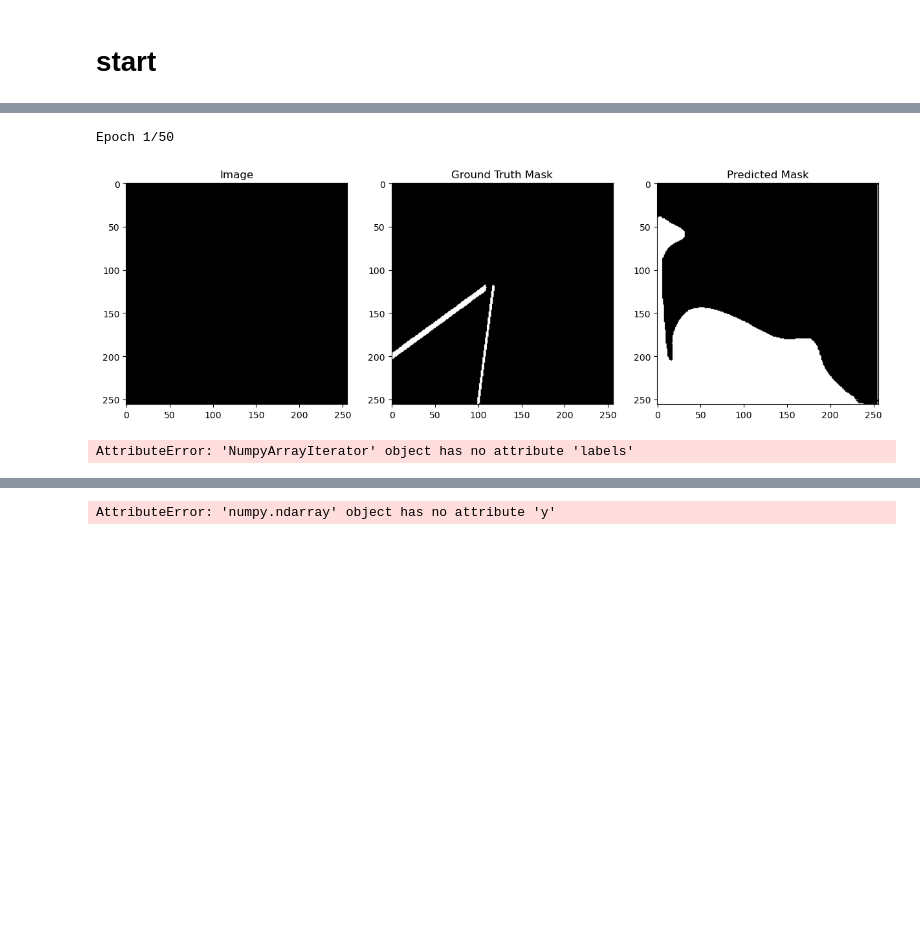
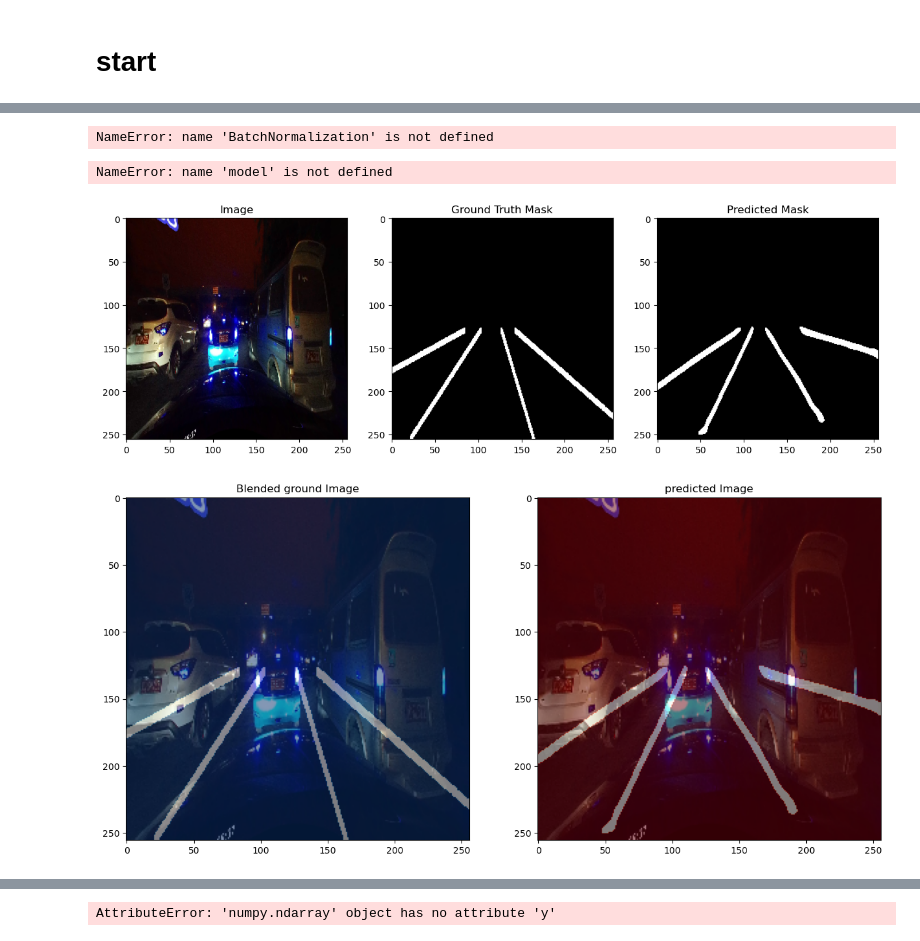
Before and after one commit to Omee-dev/Lane-Detection, a Jupyter notebook: 3.ipynb, the cells around one changed output, grey strips where cells are left out. Saved outputs shown, nothing was run; the diff lists cells and outputs as text; code cells hidden in the pictures; blank space fills up the shorter version.

```diff
--- a/3.ipynb
+++ b/3.ipynb
@@ -434,6 +398,6 @@ if len(physical_devices) > 0:
 #tf.debugging.set_log_device_placement(True)
 # %%
 import Preloader
-#with tf.device('/GPU:0'):
-x_train, x_val, x_test, y_train, y_val, y_test = Preloader.direct_load(path="C:/Om/Data")
+with tf.device('/GPU:0'):
+    x_train, x_val, x_test, y_train, y_val, y_test = Preloader.direct_load(path="C:/Om/Data")
 # %% [output]
@@ -457,0 +469,2 @@ checkpoint = ModelCheckpoint(filepath, monitor='val_loss', verbose=1, save_best_
+# %%
+model = yolo_v2_model()
@@ -458,8 +489,11 @@ checkpoint = ModelCheckpoint(filepath, monitor='val_loss', verbose=1, save_best_
 # %%
 import Model
+from tensorflow.keras.layers import BatchNormalization
 with tf.device('/GPU:0'):
-    model = Model.unet()
-    model.compile(optimizer = Adam(learning_rate = 1e-4), loss = dice_loss ,metrics = ['accuracy'])
-    history = model.fit(gt,epochs=50,verbose=1,validation_data=gval,callbacks = [checkpoint])
+    model = Model.yolo_v2_model()
+    #model.compile(optimizer = Adam(), loss = [dice_loss,'binary_crossentropy','hinge'] ,metrics = (Accuracy,AUC,Recall,Precision))
+    model.compile(optimizer=Adam(learning_rate=1e-4), loss=[dice_loss, 'binary_crossentropy', 'hinge'], metrics=[Accuracy(), AUC(), Recall(), Precision()])
+
+    history = model.fit(gt,epochs=50,verbose=1,validation_data=gval,callbacks = [checkpoint])#,early_stop,reducelr])
 # %% [output]
-Epoch 1/50
+NameError: name 'BatchNormalization' is not defined
@@ -466,3 +502,8 @@ Epoch 1/50
+# %%
+from Model import unet
+model.load_weights(filepath="C:\Om\Checkpoints\Model1\Model2.cpkt")
+# %% [output]
+NameError: name 'model' is not defined
 # %%
 def get_predictions(model, generator, alpha=0.5):
     preds = model.predict(generator)
@@ -476,31 +517,39 @@ def predict_and_blend(model, generator, true_labels, alpha=0.5):
 # %%
 test_gen = gtest
 
 # Get one batch of test data
-x_test, y_test = test_gen.next()
+#x_test, y_test = test_gen.next()
 
 # Get the model prediction for the first image in the batch
-pred = model.predict(x_test[7].reshape(1, 256, 256, 3))
+pred = model.predict(x_test[31].reshape(1, 256, 256, 3))
 
 # Convert the predicted mask to binary
 pred_mask = (pred > 0.5).astype(np.uint8)[0]
 
 # Visualize the image, ground truth mask, and predicted mask
 fig, axs = plt.subplots(1, 3, figsize=(15, 5))
-
-axs[0].imshow(x_test[0])
+axs[0].imshow(x_test[0]*255)
 axs[0].set_title('Image')
 
 axs[1].imshow(y_test[0, :, :, 0], cmap='gray')
 axs[1].set_title('Ground Truth Mask')
 
 axs[2].imshow(pred_mask[:, :, 0], cmap='gray')
 axs[2].set_title('Predicted Mask')
 
 plt.show()
+
+
+fig,axs = plt.subplots(1,2,figsize=(15,15))
+axs[0].imshow(x_test[0]*255)
+axs[0].set_title('Blended ground Image')
+axs[0].imshow(util.invert(y_test[0, :, :, 0]), cmap='Blues',alpha=0.5)
+#axs[0].set_title('Ground Truth Mask')
+
+axs[1].imshow(x_test[0]*255)
+axs[1].set_title('predicted Image')
+axs[1].imshow(util.invert(pred_mask[ :, :, 0]), cmap='Reds',alpha=0.5)
+plt.show()
 # %% [output]
-[figure, old version]
+[figure, new version]
+[figure, added]
-# %%
-gt.labels
-# %% [output]
-AttributeError: 'NumpyArrayIterator' object has no attribute 'labels'
```
Also changed, not shown: parts of 18 cells of this notebook, 7 other files.
